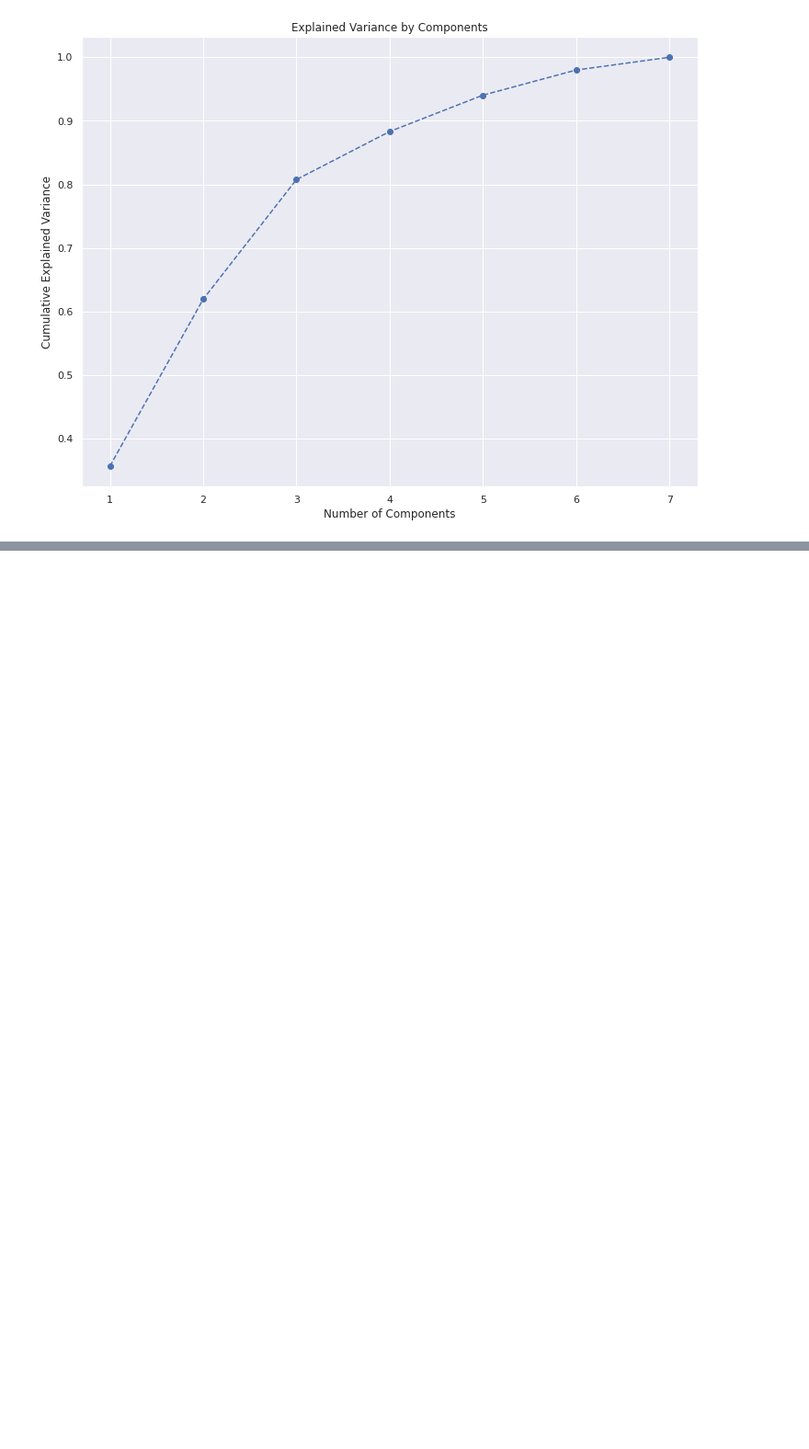
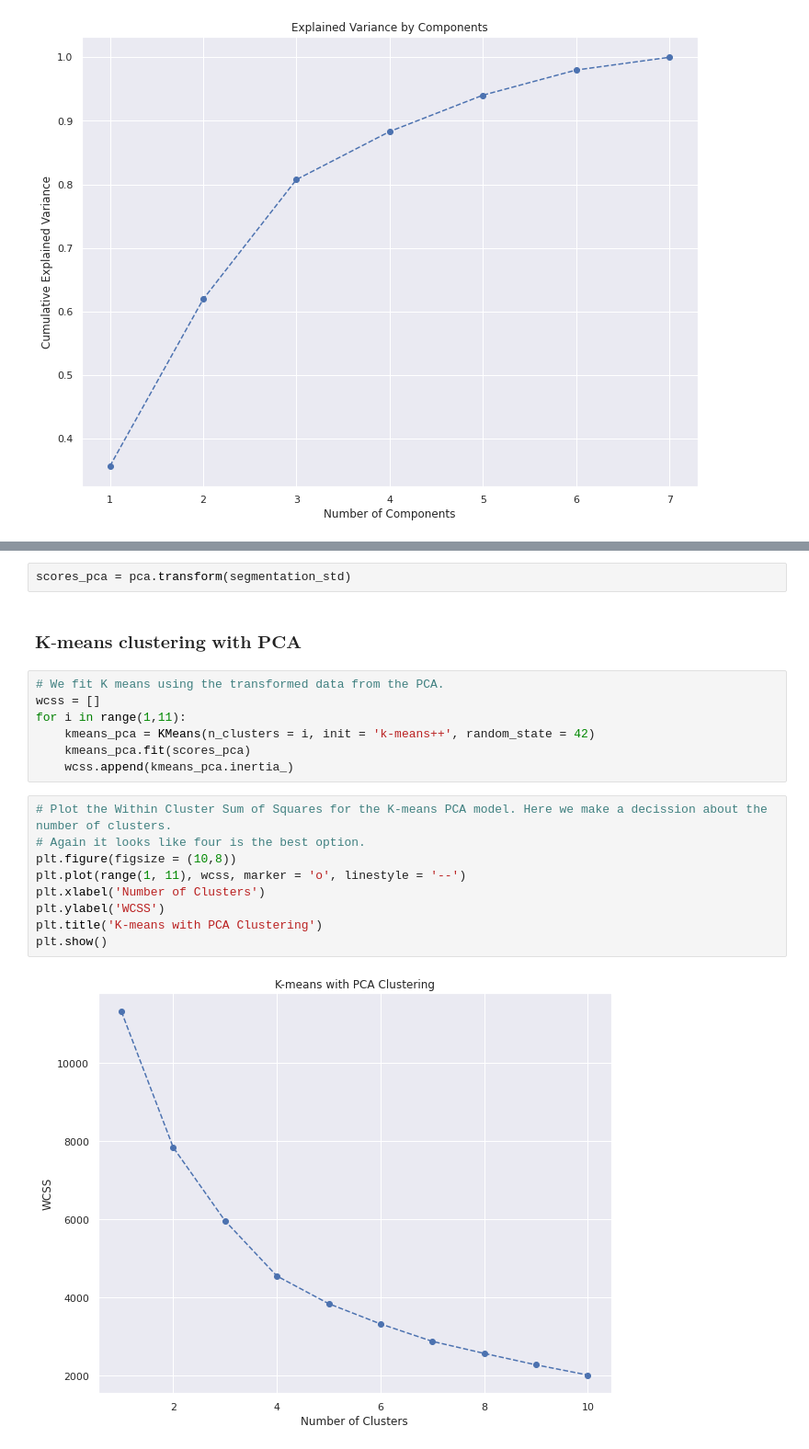
Before and after one commit to matthiasuave/Customer-Segmentation, a Jupyter notebook: Customer_Analytics_Segmentation.ipynb, the cells around one changed output, grey strips where cells are left out. Shown at 92% size. Saved outputs shown, nothing was run; the diff lists cells and outputs as text; blank space fills up the shorter version.

```diff
--- a/Customer_Analytics_Segmentation.ipynb
+++ b/Customer_Analytics_Segmentation.ipynb
@@ -263,0 +314,22 @@ plt.show()
+# %%
+scores_pca = pca.transform(segmentation_std)
+# %% [markdown]
+### ${\textbf{K-means clustering with PCA}}$
+# %%
+# We fit K means using the transformed data from the PCA.
+wcss = []
+for i in range(1,11):
+    kmeans_pca = KMeans(n_clusters = i, init = 'k-means++', random_state = 42)
+    kmeans_pca.fit(scores_pca)
+    wcss.append(kmeans_pca.inertia_)
+# %%
+# Plot the Within Cluster Sum of Squares for the K-means PCA model. Here we make a decission about the number of clusters.
+# Again it looks like four is the best option.
+plt.figure(figsize = (10,8))
+plt.plot(range(1, 11), wcss, marker = 'o', linestyle = '--')
+plt.xlabel('Number of Clusters')
+plt.ylabel('WCSS')
+plt.title('K-means with PCA Clustering')
+plt.show()
+# %% [output]
+[figure, added]
```
Also changed, not shown: parts of 22 cells of this notebook.
